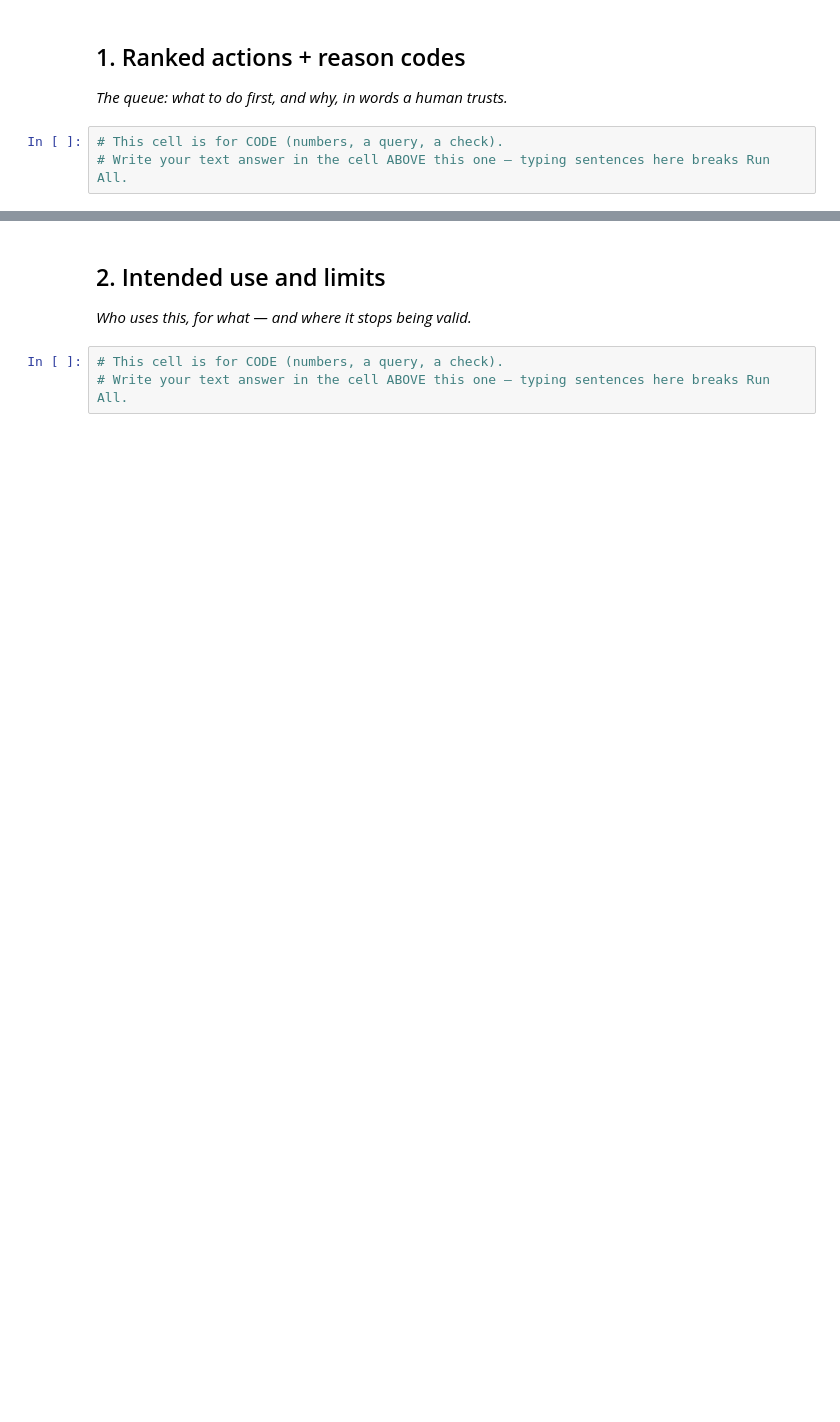
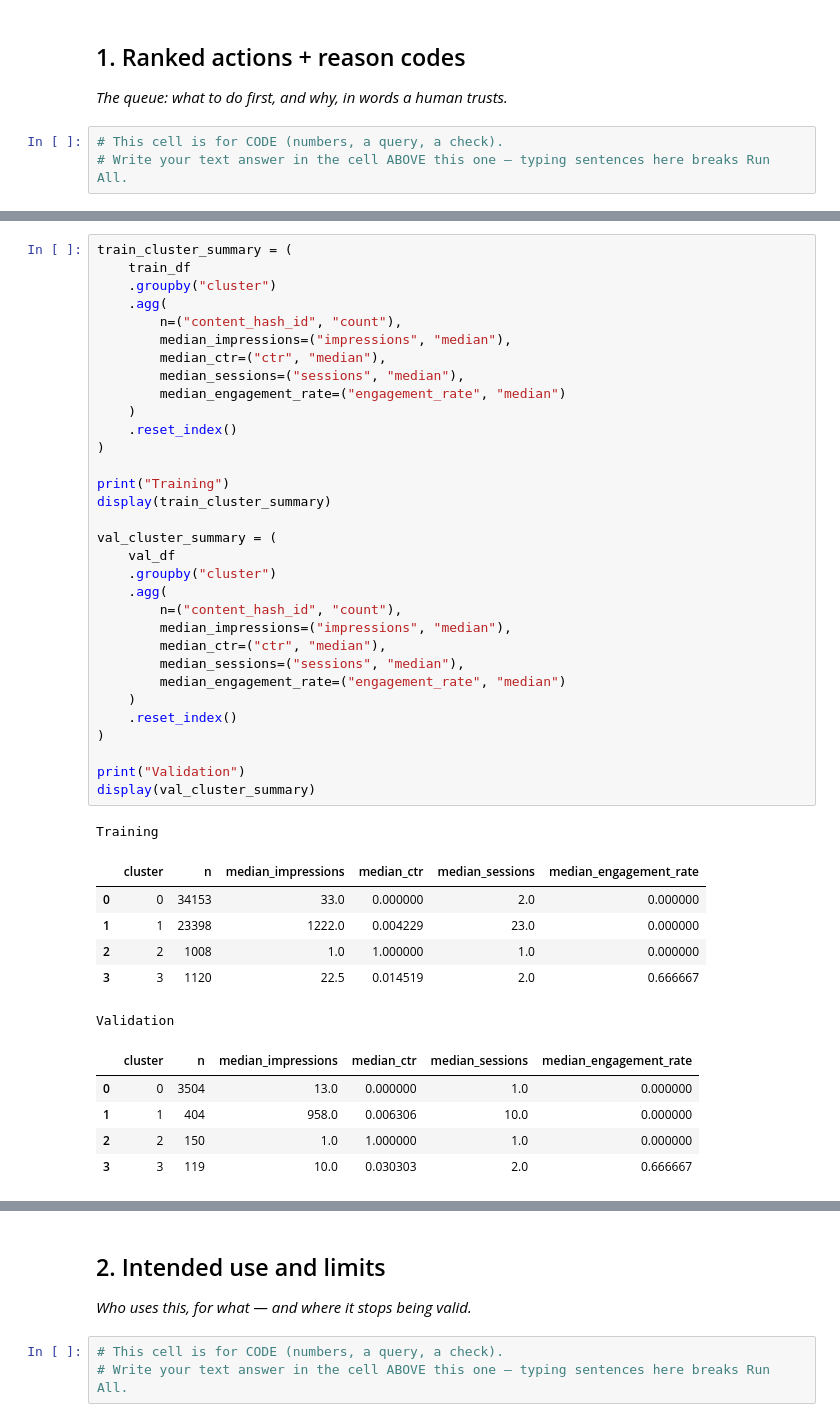
Before and after one commit to nando135/flyrank_ml_1, a Jupyter notebook: work/notebooks/w07_action_playbook.ipynb, the cells around one changed output, grey strips where cells are left out. Drawn from its saved outputs; the diff is of its cells as text; blank space fills up the shorter version.

```diff
--- a/work/notebooks/w07_action_playbook.ipynb
+++ b/work/notebooks/w07_action_playbook.ipynb
@@ -15,0 +179,45 @@ This skeleton is yours to fill. Work the sections **in order** — each one has
+# %%
+train_cluster_summary = (
+    train_df
+    .groupby("cluster")
+    .agg(
+        n=("content_hash_id", "count"),
+        median_impressions=("impressions", "median"),
+        median_ctr=("ctr", "median"),
+        median_sessions=("sessions", "median"),
+        median_engagement_rate=("engagement_rate", "median")
+    )
+    .reset_index()
+)
+
+print("Training")
+display(train_cluster_summary)
+
+val_cluster_summary = (
+    val_df
+    .groupby("cluster")
+    .agg(
+        n=("content_hash_id", "count"),
+        median_impressions=("impressions", "median"),
+        median_ctr=("ctr", "median"),
+        median_sessions=("sessions", "median"),
+        median_engagement_rate=("engagement_rate", "median")
+    )
+    .reset_index()
+)
+
+print("Validation")
+display(val_cluster_summary)
+# %% [output]
+Training
+|  | cluster | n | median_impressions | median_ctr | median_sessions | median_engagement_rate |
+| 0 | 0 | 34153 | 33.0 | 0.000000 | 2.0 | 0.000000 |
+| 1 | 1 | 23398 | 1222.0 | 0.004229 | 23.0 | 0.000000 |
+| 2 | 2 | 1008 | 1.0 | 1.000000 | 1.0 | 0.000000 |
+| 3 | 3 | 1120 | 22.5 | 0.014519 | 2.0 | 0.666667 |
+Validation
+|  | cluster | n | median_impressions | median_ctr | median_sessions | median_engagement_rate |
+| 0 | 0 | 3504 | 13.0 | 0.000000 | 1.0 | 0.000000 |
+| 1 | 1 | 404 | 958.0 | 0.006306 | 10.0 | 0.000000 |
+| 2 | 2 | 150 | 1.0 | 1.000000 | 1.0 | 0.000000 |
+| 3 | 3 | 119 | 10.0 | 0.030303 | 2.0 | 0.666667 |
```
Also changed, not shown: parts of 11 cells of this notebook.
